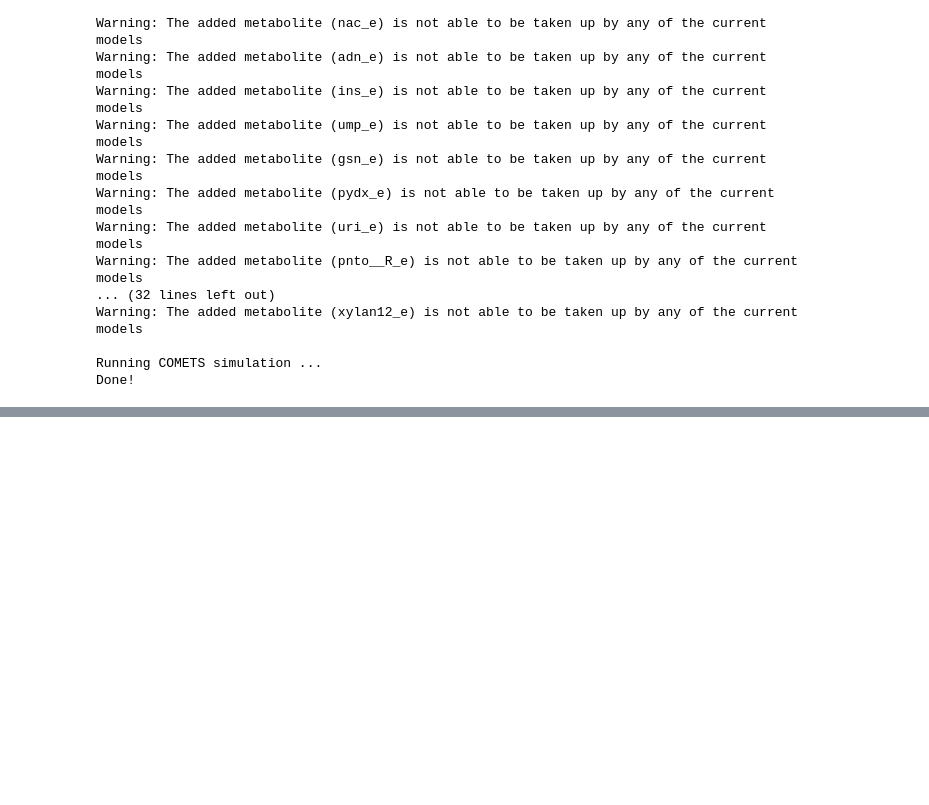
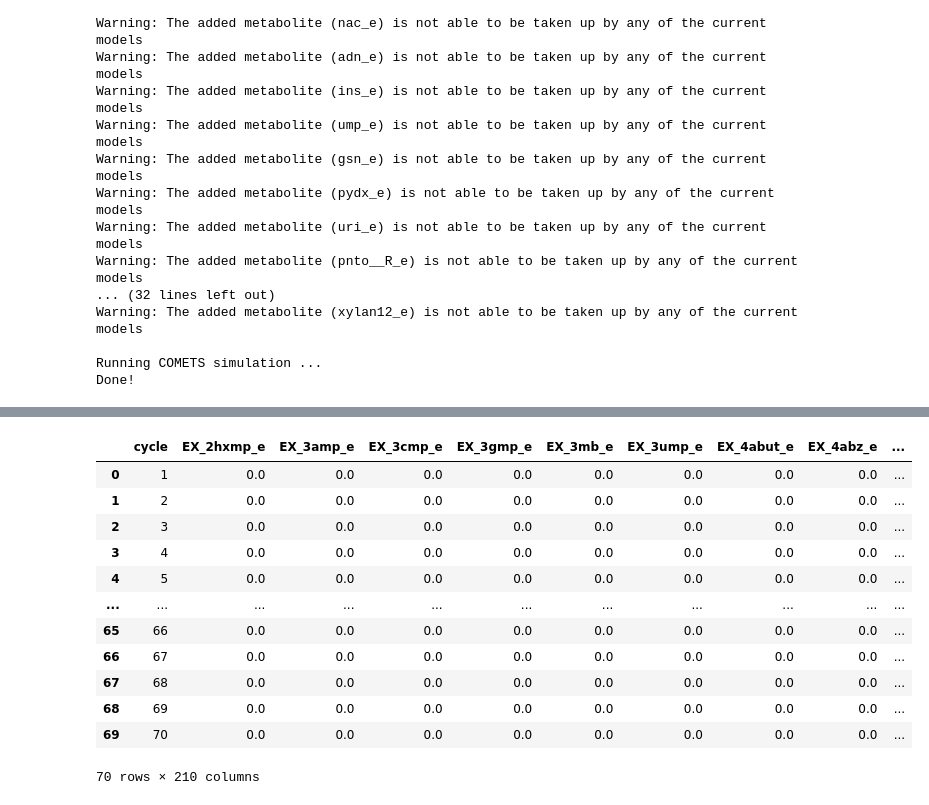
Before and after one commit to andreastallvik/BIOTBT3900, a Jupyter notebook: community_modelling/CBP_butanol/community_sim.ipynb, the cells around one changed output, grey strips where cells are left out. Saved outputs shown, nothing was run; the diff lists cells and outputs as text; code cells hidden in the pictures; blank space fills up the shorter version.

```diff
--- a/community_modelling/CBP_butanol/community_sim.ipynb
+++ b/community_modelling/CBP_butanol/community_sim.ipynb
@@ -76,0 +77,16 @@ cf.plot_biomass(total_biomass=bm, inoc_time=INOC_TIME)
+# %%
+second_sim.get_species_exchange_fluxes("NJ4")
+# %% [output]
+|  | cycle | EX_2hxmp_e | EX_3amp_e | EX_3cmp_e | EX_3gmp_e | EX_3mb_e | EX_3ump_e | EX_4abut_e | EX_4abz_e | ... |
+| 0 | 1 | 0.0 | 0.0 | 0.0 | 0.0 | 0.0 | 0.0 | 0.0 | 0.0 | ... |
+| 1 | 2 | 0.0 | 0.0 | 0.0 | 0.0 | 0.0 | 0.0 | 0.0 | 0.0 | ... |
+| 2 | 3 | 0.0 | 0.0 | 0.0 | 0.0 | 0.0 | 0.0 | 0.0 | 0.0 | ... |
+| 3 | 4 | 0.0 | 0.0 | 0.0 | 0.0 | 0.0 | 0.0 | 0.0 | 0.0 | ... |
+| 4 | 5 | 0.0 | 0.0 | 0.0 | 0.0 | 0.0 | 0.0 | 0.0 | 0.0 | ... |
+| ... | ... | ... | ... | ... | ... | ... | ... | ... | ... | ... |
+| 65 | 66 | 0.0 | 0.0 | 0.0 | 0.0 | 0.0 | 0.0 | 0.0 | 0.0 | ... |
+| 66 | 67 | 0.0 | 0.0 | 0.0 | 0.0 | 0.0 | 0.0 | 0.0 | 0.0 | ... |
+| 67 | 68 | 0.0 | 0.0 | 0.0 | 0.0 | 0.0 | 0.0 | 0.0 | 0.0 | ... |
+| 68 | 69 | 0.0 | 0.0 | 0.0 | 0.0 | 0.0 | 0.0 | 0.0 | 0.0 | ... |
+| 69 | 70 | 0.0 | 0.0 | 0.0 | 0.0 | 0.0 | 0.0 | 0.0 | 0.0 | ... |
+70 rows × 210 columns
```
Also changed, not shown: parts of 5 cells of this notebook, 4 other files.
